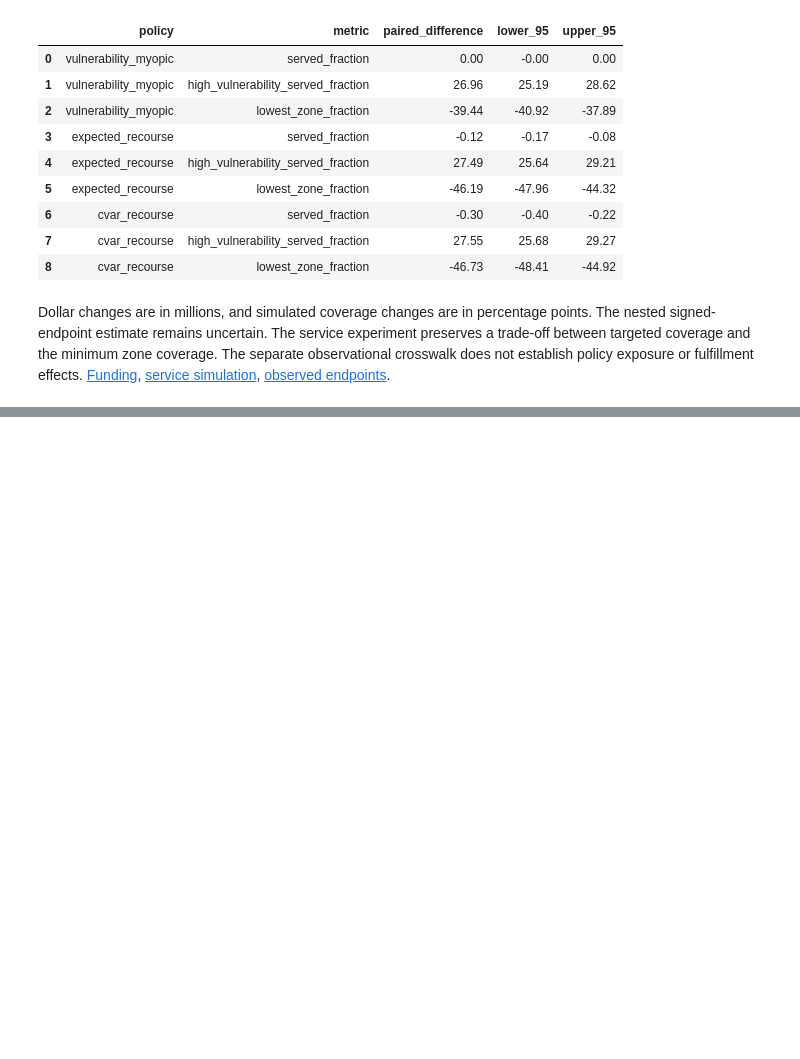
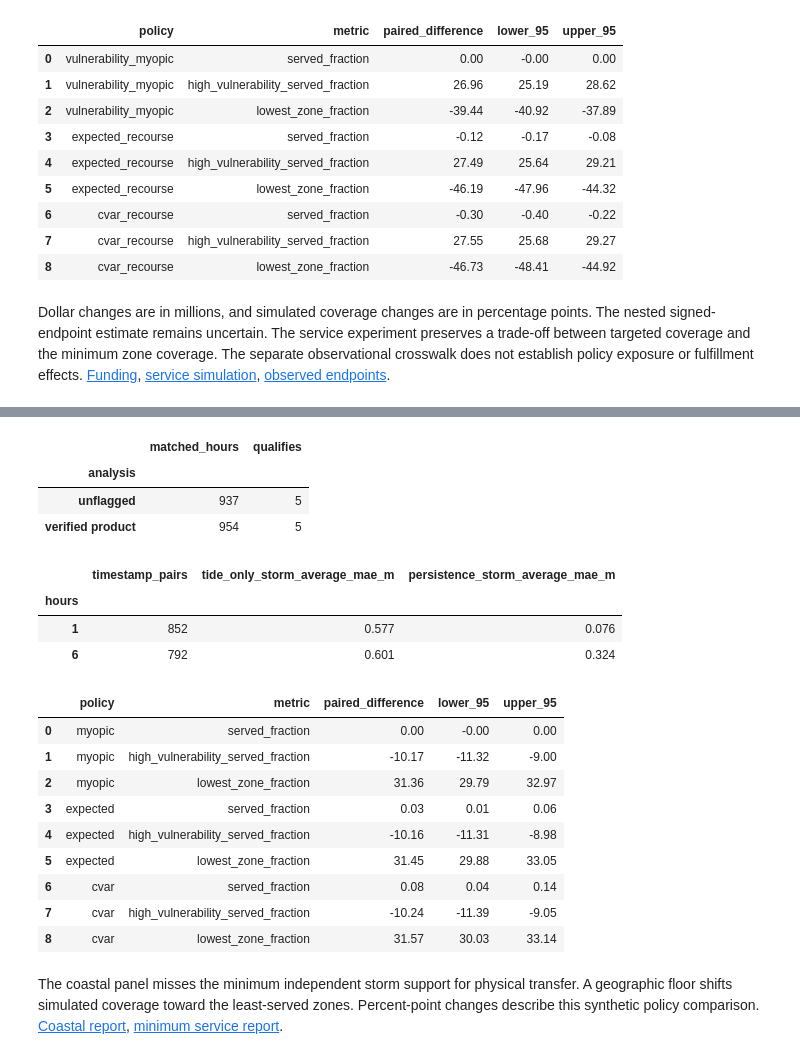
Before and after one commit to leonmarienga/ML-thesis, a Jupyter notebook: research/THESIS_REPRODUCTION.ipynb, the cells around one changed output, grey strips where cells are left out. Cells and saved outputs as stored; diff of their text form; code cells hidden in the pictures; blank space fills up the shorter version.

Commit message:
Archive measured tide residuals and test geographic service floors

```diff
--- a/research/THESIS_REPRODUCTION.ipynb
+++ b/research/THESIS_REPRODUCTION.ipynb
@@ -970,0 +975,49 @@ Dollar changes are in millions, and simulated coverage changes are in percentage
+# %%
+from pathlib import Path
+import pandas as pd
+
+continuous = Path('research/continuous')
+if not continuous.exists():
+    continuous = Path('continuous')
+tide = continuous / 'tidal_residual'
+gates = pd.concat([pd.read_csv(tide / 'results/storm_gate.csv').assign(analysis='verified product'),
+                   pd.read_csv(tide / 'unflagged/storm_gate.csv').assign(analysis='unflagged')])
+assert gates.groupby('analysis').qualifies.sum().eq(5).all()
+gates.groupby('analysis')[['matched_hours', 'qualifies']].sum()
+# %% [output]
+|  | matched_hours | qualifies |
+| analysis |  |  |
+| unflagged | 937 | 5 |
+| verified product | 954 | 5 |
+# %%
+diagnostics = pd.read_csv(tide / 'results/storm_diagnostics.csv')
+diagnostics.groupby('hours').agg(
+    timestamp_pairs=('timestamp_pairs','sum'),
+    tide_only_storm_average_mae_m=('tide_only_mae_m','mean'),
+    persistence_storm_average_mae_m=('persistence_mae_m','mean'),
+).round(3)
+# %% [output]
+|  | timestamp_pairs | tide_only_storm_average_mae_m | persistence_storm_average_mae_m |
+| hours |  |  |  |
+| 1 | 852 | 0.577 | 0.076 |
+| 6 | 792 | 0.601 | 0.324 |
+# %%
+floors = continuous / 'service_floors/results'
+seeds = pd.read_csv(floors / 'scenario_registry.csv')
+assert len(seeds) == 192 and not set(seeds.held_seed) & set(seeds.planning_seed)
+contrasts = pd.read_csv(floors / 'paired_floors.csv').query('nominal_supply == "pooled"').copy()
+contrasts[['paired_difference','lower_95','upper_95']] *= 100
+contrasts[['policy','metric','paired_difference','lower_95','upper_95']].round(2)
+# %% [output]
+|  | policy | metric | paired_difference | lower_95 | upper_95 |
+| 0 | myopic | served_fraction | 0.00 | -0.00 | 0.00 |
+| 1 | myopic | high_vulnerability_served_fraction | -10.17 | -11.32 | -9.00 |
+| 2 | myopic | lowest_zone_fraction | 31.36 | 29.79 | 32.97 |
+| 3 | expected | served_fraction | 0.03 | 0.01 | 0.06 |
+| 4 | expected | high_vulnerability_served_fraction | -10.16 | -11.31 | -8.98 |
+| 5 | expected | lowest_zone_fraction | 31.45 | 29.88 | 33.05 |
+| 6 | cvar | served_fraction | 0.08 | 0.04 | 0.14 |
+| 7 | cvar | high_vulnerability_served_fraction | -10.24 | -11.39 | -9.05 |
+| 8 | cvar | lowest_zone_fraction | 31.57 | 30.03 | 33.14 |
+# %% [markdown]
+The coastal panel misses the minimum independent storm support for physical transfer. A geographic floor shifts simulated coverage toward the least-served zones. Percent-point changes describe this synthetic policy comparison. [Coastal report](continuous/tidal_residual/REPORT.md), [minimum service report](continuous/service_floors/REPORT.md).
```
Also changed, not shown: parts of 1 cell of this notebook, 30 other files.
